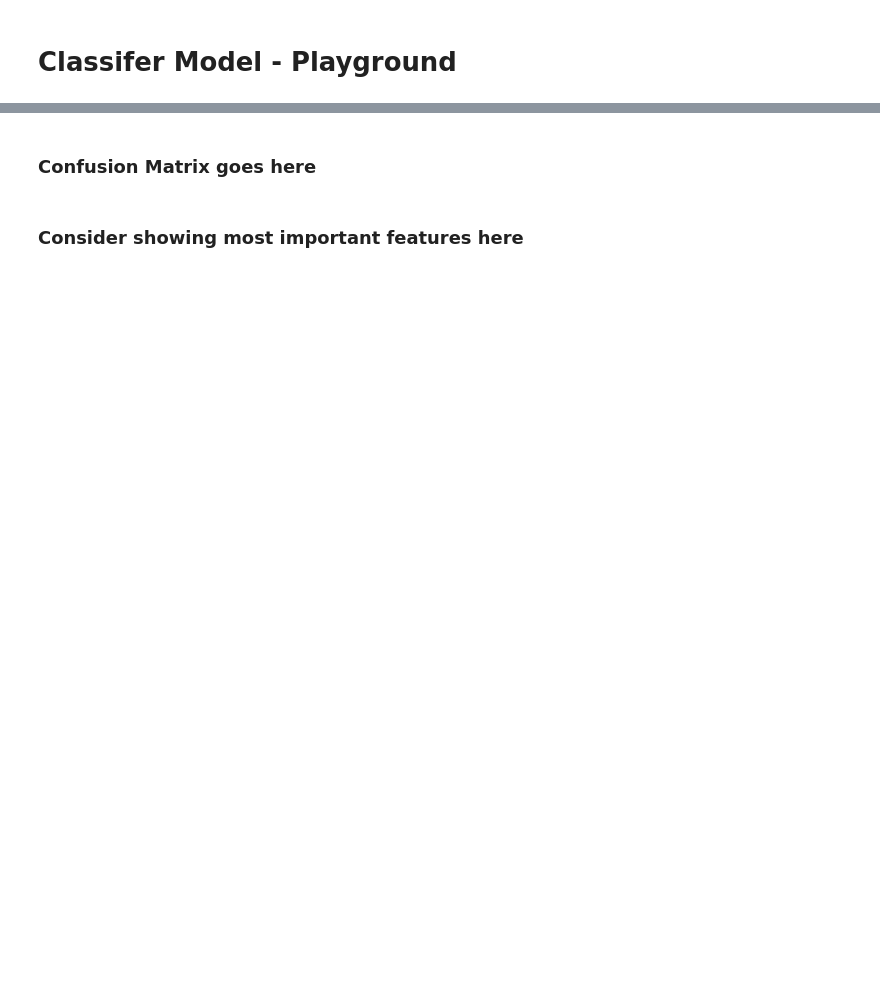
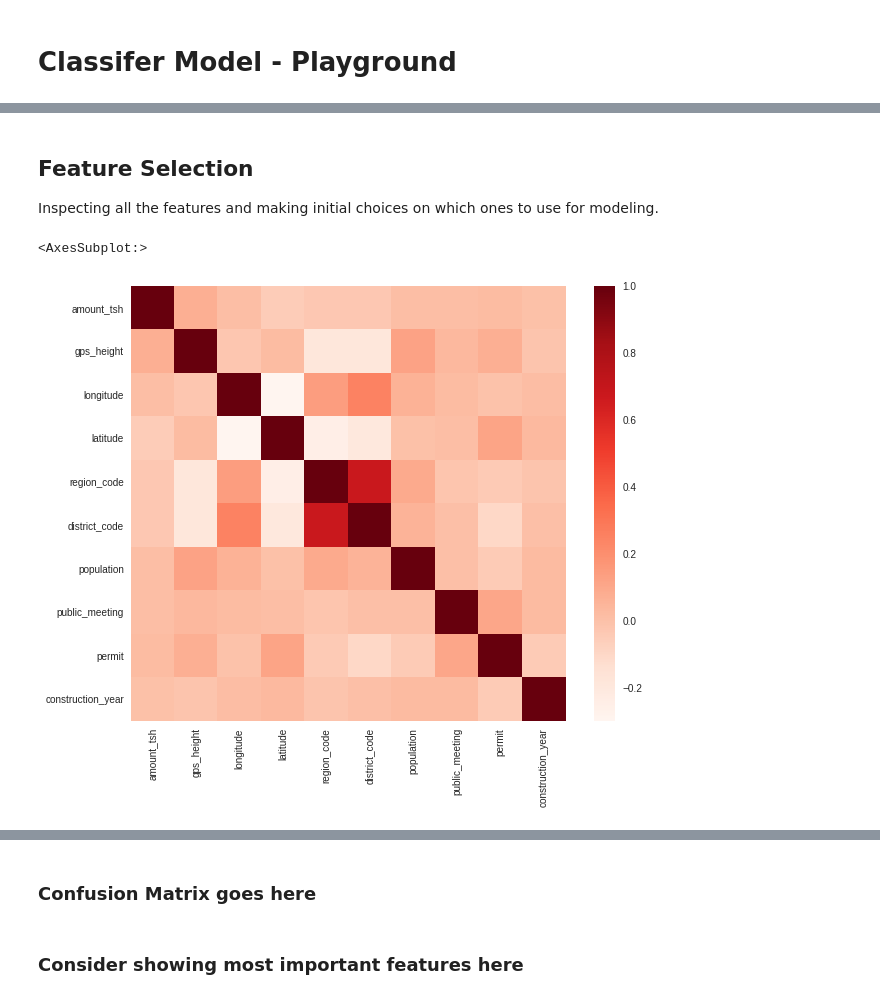
Before and after one commit to kulomady/dsc-phase-3-project, a Jupyter notebook: notebooks/model_playground.ipynb, the cells around one changed output, grey strips where cells are left out. Drawn from its saved outputs; the diff is of its cells as text; code cells hidden in the pictures; blank space fills up the shorter version.

```diff
--- a/notebooks/model_playground.ipynb
+++ b/notebooks/model_playground.ipynb
@@ -156,0 +115,3 @@ test_df.describe()
+# %%
+# read in the cleand training data
+train_df = pd.read_csv('../data/train_processed_labeled.csv', index_col='id')
@@ -156,0 +124,11 @@ test_df.describe()
+# %%
+train_df.drop(['recorded_year', 'waterpoint_age', 'recorded_good_quality', 'recorded_good_quantity'], axis =1, inplace=True)
+# %% [markdown]
+## Feature Selection
+Inspecting all the features and making initial choices on which ones to use for modeling.
+# %%
+plt.figure(figsize=(10,8))
+sns.heatmap(train_df.corr(), square=True, cmap='Reds')
+# %% [output]
+<AxesSubplot:>
+[figure, added]
```
Also changed, not shown: parts of 72 cells of this notebook, 4 other files.
